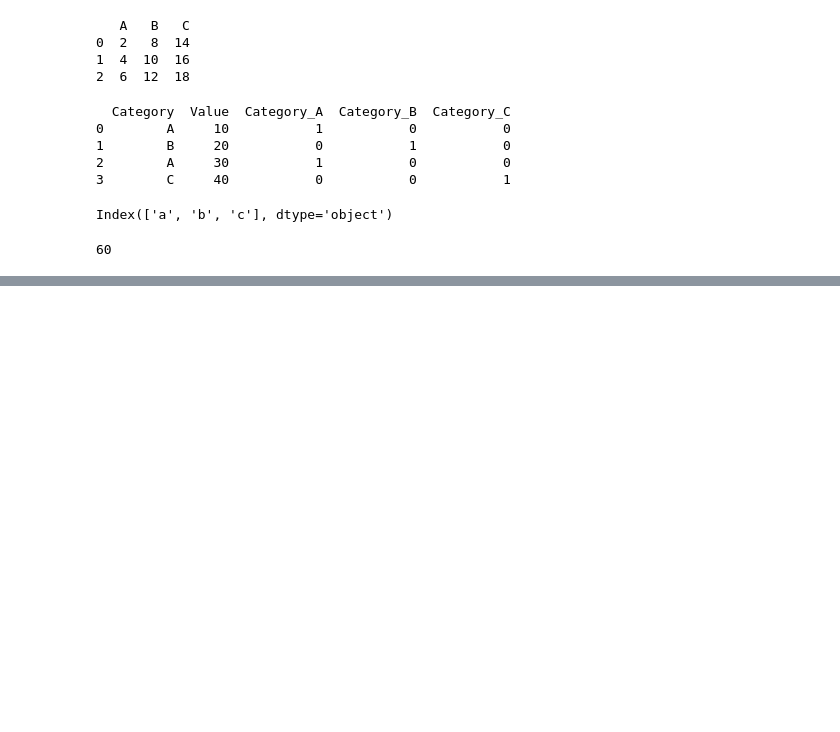
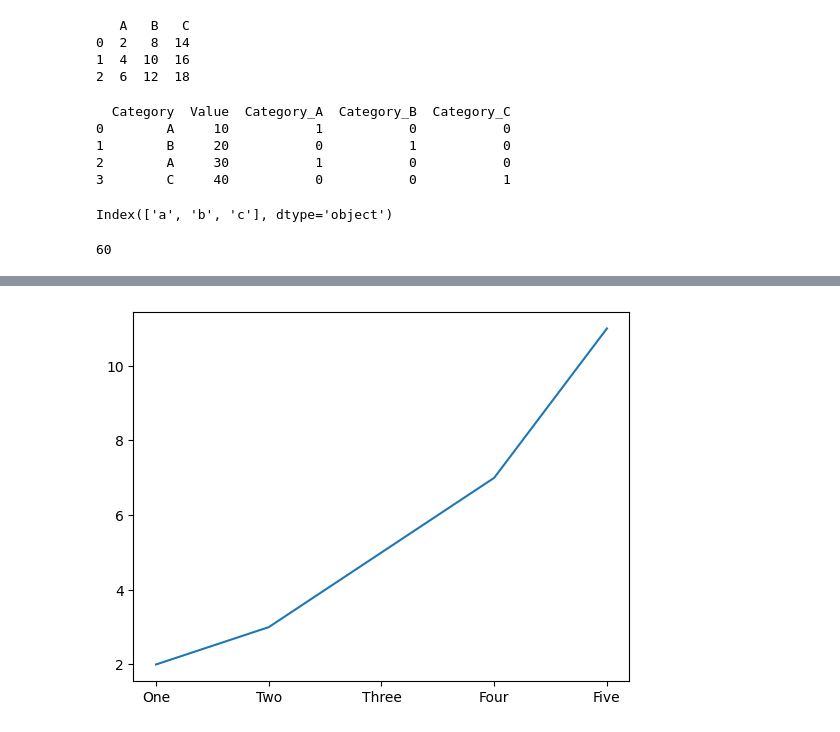
Before and after one commit to fredchan23/git-postclass-project, a Jupyter notebook: module1-summary-assessment.ipynb, the cells around one changed output, grey strips where cells are left out. Drawn from its saved outputs; the diff is of its cells as text; code cells hidden in the pictures; blank space fills up the shorter version.

```diff
--- a/module1-summary-assessment.ipynb
+++ b/module1-summary-assessment.ipynb
@@ -122,0 +145,11 @@ print(result)  # Output: 60
+# %%
+#illustrate set_xticks()
+import matplotlib.pyplot as plt
+x = [1, 2, 3, 4, 5]
+y = [2, 3, 5, 7, 11]
+plt.plot(x, y)
+plt.gca().set_xticks([1, 2, 3, 4, 5])  # Set x-ticks at specific positions
+plt.gca().set_xticklabels(['One', 'Two', 'Three', 'Four', 'Five'])  # Set x-tick labels
+plt.show()
+# %% [output]
+[figure, added]
```
Also changed, not shown: parts of 19 cells of this notebook.
